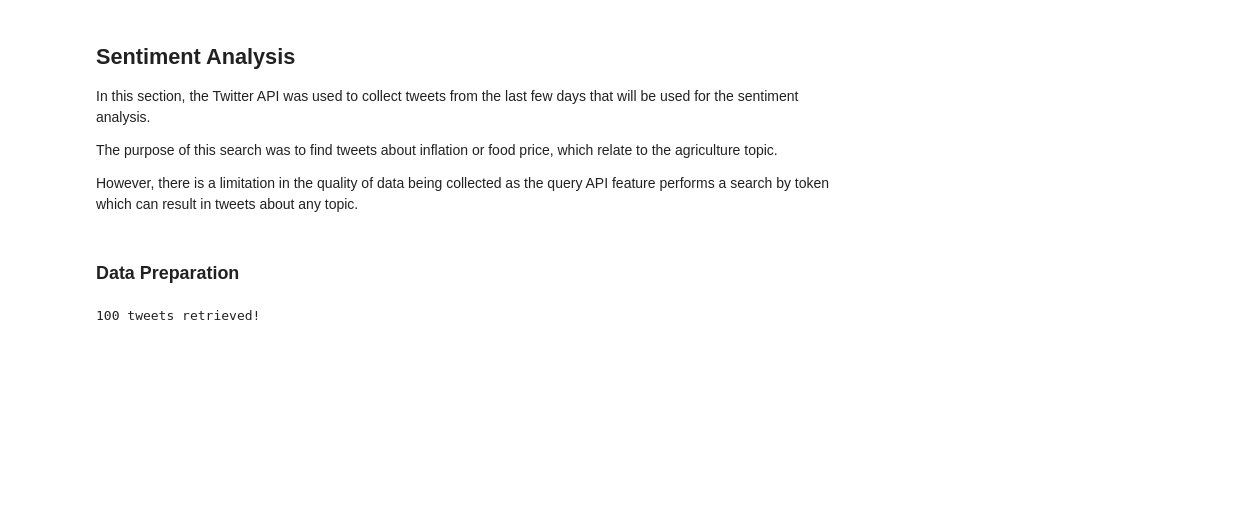
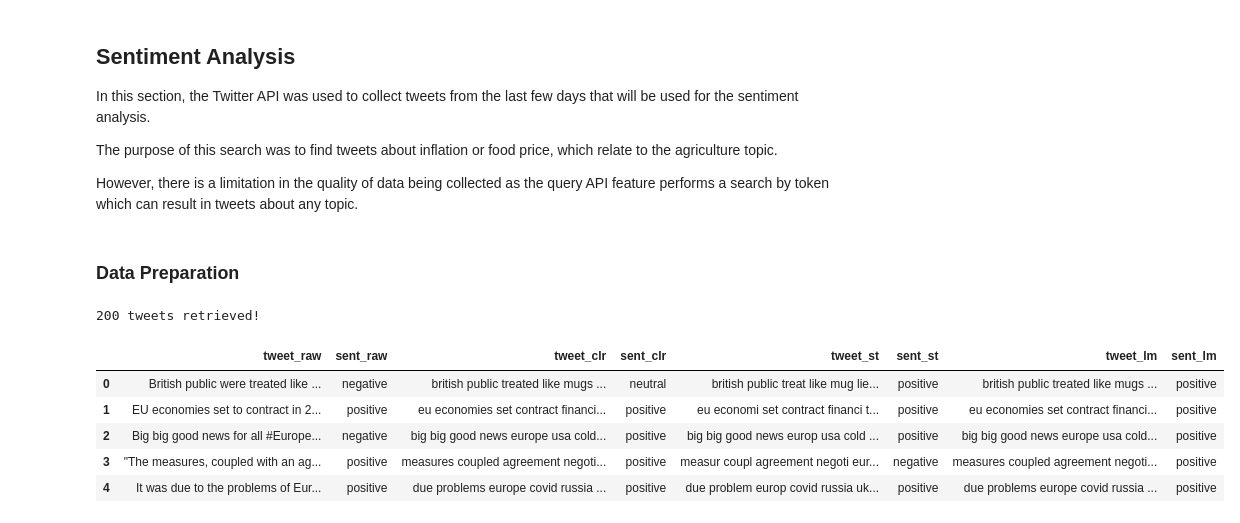
Before and after one commit to CCT-MastersDA/cct-ca2, a Jupyter notebook: jupyter/ML.ipynb, the cells around one changed output. Saved outputs shown, nothing was run; the diff lists cells and outputs as text; code cells hidden in the pictures; blank space fills up the shorter version.

```diff
--- a/jupyter/ML.ipynb
+++ b/jupyter/ML.ipynb
@@ -202,13 +315,25 @@ However, there is a limitation in the quality of data being collected as the que
 # %% [markdown]
 ### Data Preparation
 # %%
+# retrieving tweets according to the query
+start_date = datetime.datetime.now() - datetime.timedelta(30)
 query_params = {
     'query' : '(inflation OR "food price" OR "agriculture") Europe -is:retweet -has:media lang:en',
+    #'query' : 'food price agriculture -is:retweet -has:media lang:en',
     'tweet.fields': 'author_id',
     'user.fields': 'name',
-    "max_results":"100",
+    'max_results': '100'
 }
 
-data = getRecentTweets(query_params, os.path.join(DATASET_DIR, 'twitter_data.json'))
+twitter_api = TwitterApi(get_env_map())
+tweets_list = twitter_api.search_tweets(query_params)
+tweets_df = process_tweets(tweets_list)
+tweets_df.head()
 # %% [output]
-100 tweets retrieved!
+200 tweets retrieved!
+|  | tweet_raw | sent_raw | tweet_clr | sent_clr | tweet_st | sent_st | tweet_lm | sent_lm |
+| 0 | British public were treated like ... | negative | british public treated like mugs ... | neutral | british public treat like mug lie... | positive | british public treated like mugs ... | positive |
+| 1 | EU economies set to contract in 2... | positive | eu economies set contract financi... | positive | eu economi set contract financi t... | positive | eu economies set contract financi... | positive |
+| 2 | Big big good news for all #Europe... | negative | big big good news europe usa cold... | positive | big big good news europ usa cold ... | positive | big big good news europe usa cold... | positive |
+| 3 | "The measures, coupled with an ag... | positive | measures coupled agreement negoti... | positive | measur coupl agreement negoti eur... | negative | measures coupled agreement negoti... | positive |
+| 4 | It was due to the problems of Eur... | positive | due problems europe covid russia ... | positive | due problem europ covid russia uk... | positive | due problems europe covid russia ... | positive |
```
Also changed, not shown: parts of 31 cells of this notebook, 1 other file.
